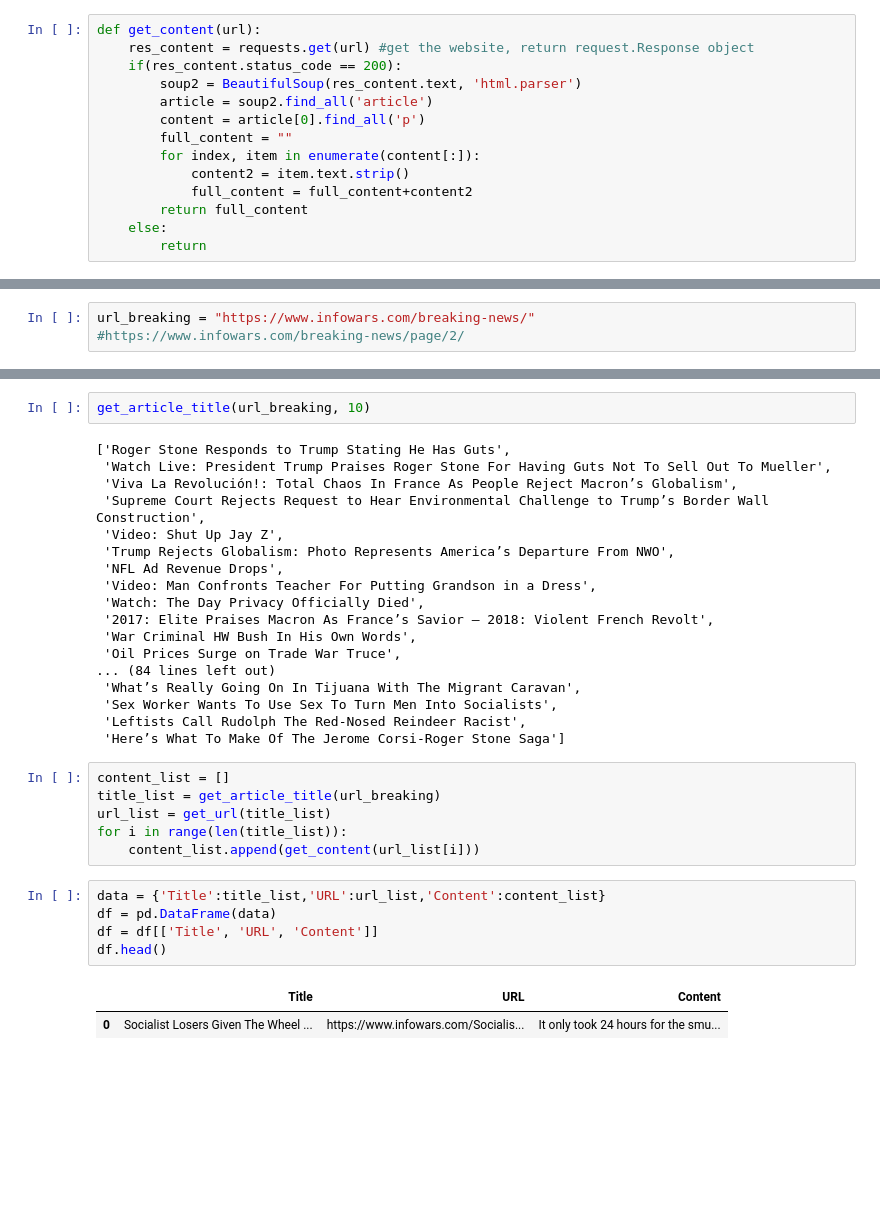
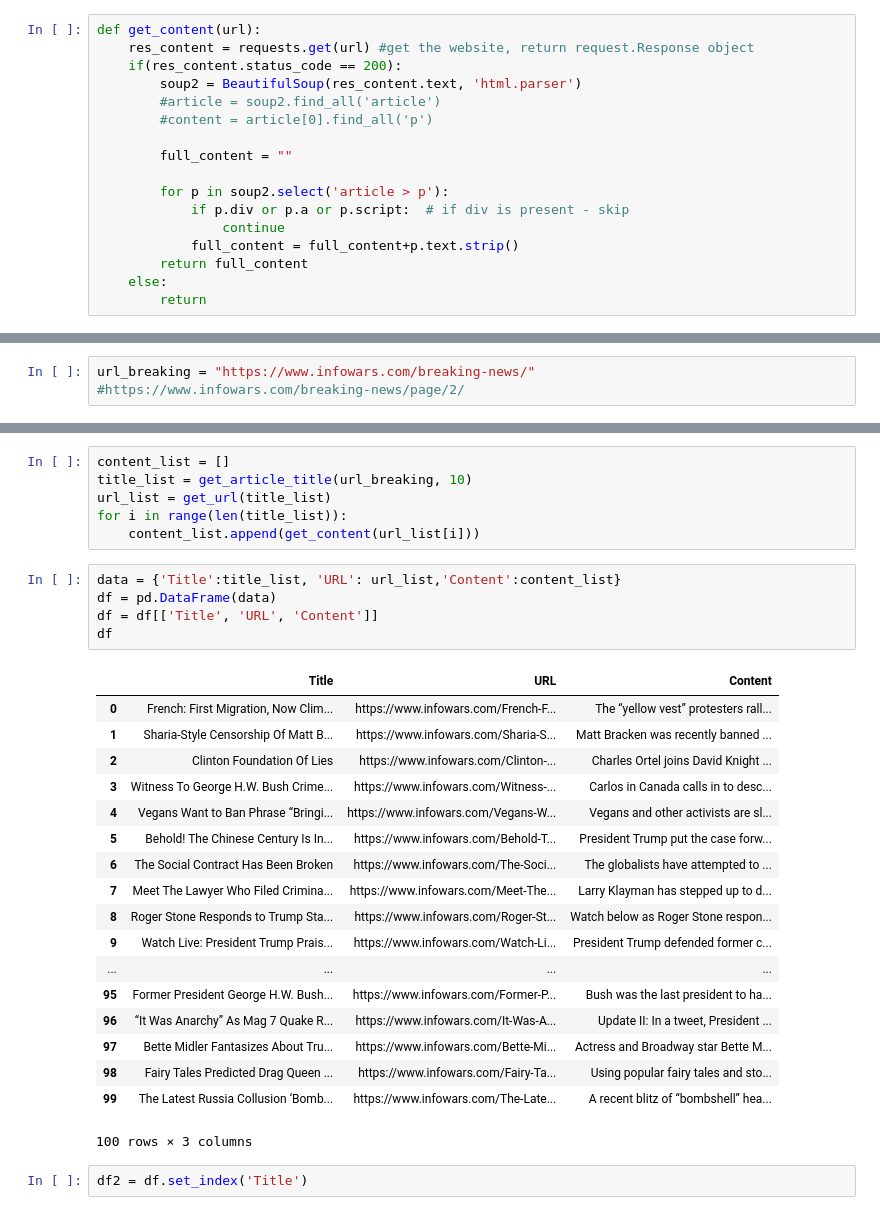
Before and after one commit to gillian850413/Python_Web_Crawler, a Jupyter notebook: web_crawler.ipynb, the cells around one changed output, grey strips where cells are left out. Saved outputs shown, nothing was run; the diff lists cells and outputs as text; blank space fills up the shorter version.

Commit message:
get_content modified, make the csv file cleaner

```diff
--- a/web_crawler.ipynb
+++ b/web_crawler.ipynb
@@ -45,12 +45,15 @@ def get_content(url):
     res_content = requests.get(url) #get the website, return request.Response object
     if(res_content.status_code == 200):
         soup2 = BeautifulSoup(res_content.text, 'html.parser')
-        article = soup2.find_all('article')
-        content = article[0].find_all('p')
+        #article = soup2.find_all('article')
+        #content = article[0].find_all('p')
+
         full_content = ""
-        for index, item in enumerate(content[:]):
-            content2 = item.text.strip()
-            full_content = full_content+content2
+
+        for p in soup2.select('article > p'):
+            if p.div or p.a or p.script:  # if div is present - skip
+                continue
+            full_content = full_content+p.text.strip()
         return full_content
     else:
         return
@@ -248,37 +249,35 @@ def get_article_title(url, num_of_pages):
         page += 1
 
     return full_title_list
-# %%
-get_article_title(url_breaking, 10)
-# %% [output]
-['Roger Stone Responds to Trump Stating He Has Guts',
- 'Watch Live: President Trump Praises Roger Stone For Having Guts Not To Sell Out To Mueller',
- 'Viva La Revolución!: Total Chaos In France As People Reject Macron’s Globalism',
- 'Supreme Court Rejects Request to Hear Environmental Challenge to Trump’s Border Wall Construction',
- 'Video: Shut Up Jay Z',
- 'Trump Rejects Globalism: Photo Represents America’s Departure From NWO',
- 'NFL Ad Revenue Drops',
- 'Video: Man Confronts Teacher For Putting Grandson in a Dress',
- 'Watch: The Day Privacy Officially Died',
- '2017: Elite Praises Macron As France’s Savior — 2018: Violent French Revolt',
- 'War Criminal HW Bush In His Own Words',
- 'Oil Prices Surge on Trade War Truce',
-... (84 lines left out)
- 'What’s Really Going On In Tijuana With The Migrant Caravan',
- 'Sex Worker Wants To Use Sex To Turn Men Into Socialists',
- 'Leftists Call Rudolph The Red-Nosed Reindeer Racist',
- 'Here’s What To Make Of The Jerome Corsi-Roger Stone Saga']
 # %%
 content_list = []
-title_list = get_article_title(url_breaking)
+title_list = get_article_title(url_breaking, 10)
 url_list = get_url(title_list)
 for i in range(len(title_list)):
     content_list.append(get_content(url_list[i]))
 # %%
-data = {'Title':title_list,'URL':url_list,'Content':content_list}
+data = {'Title':title_list, 'URL': url_list,'Content':content_list}
 df = pd.DataFrame(data)
 df = df[['Title', 'URL', 'Content']]
-df.head()
+df
 # %% [output]
 |  | Title | URL | Content |
-| 0 | Socialist Losers Given The Wheel ... | https://www.infowars.com/Socialis... | It only took 24 hours for the smu... |
+| 0 | French: First Migration, Now Clim... | https://www.infowars.com/French-F... | The “yellow vest” protesters rall... |
+| 1 | Sharia-Style Censorship Of Matt B... | https://www.infowars.com/Sharia-S... | Matt Bracken was recently banned ... |
+| 2 | Clinton Foundation Of Lies | https://www.infowars.com/Clinton-... | Charles Ortel joins David Knight ... |
+| 3 | Witness To George H.W. Bush Crime... | https://www.infowars.com/Witness-... | Carlos in Canada calls in to desc... |
+| 4 | Vegans Want to Ban Phrase “Bringi... | https://www.infowars.com/Vegans-W... | Vegans and other activists are sl... |
+| 5 | Behold! The Chinese Century Is In... | https://www.infowars.com/Behold-T... | President Trump put the case forw... |
+| 6 | The Social Contract Has Been Broken | https://www.infowars.com/The-Soci... | The globalists have attempted to ... |
+| 7 | Meet The Lawyer Who Filed Crimina... | https://www.infowars.com/Meet-The... | Larry Klayman has stepped up to d... |
+| 8 | Roger Stone Responds to Trump Sta... | https://www.infowars.com/Roger-St... | Watch below as Roger Stone respon... |
+| 9 | Watch Live: President Trump Prais... | https://www.infowars.com/Watch-Li... | President Trump defended former c... |
+| ... | ... | ... | ... |
+| 95 | Former President George H.W. Bush... | https://www.infowars.com/Former-P... | Bush was the last president to ha... |
+| 96 | “It Was Anarchy” As Mag 7 Quake R... | https://www.infowars.com/It-Was-A... | Update II: In a tweet, President ... |
+| 97 | Bette Midler Fantasizes About Tru... | https://www.infowars.com/Bette-Mi... | Actress and Broadway star Bette M... |
+| 98 | Fairy Tales Predicted Drag Queen ... | https://www.infowars.com/Fairy-Ta... | Using popular fairy tales and sto... |
+| 99 | The Latest Russia Collusion ‘Bomb... | https://www.infowars.com/The-Late... | A recent blitz of “bombshell” hea... |
+100 rows × 3 columns
+# %%
+df2 = df.set_index('Title')
```
Also changed, not shown: parts of 3 cells of this notebook.
